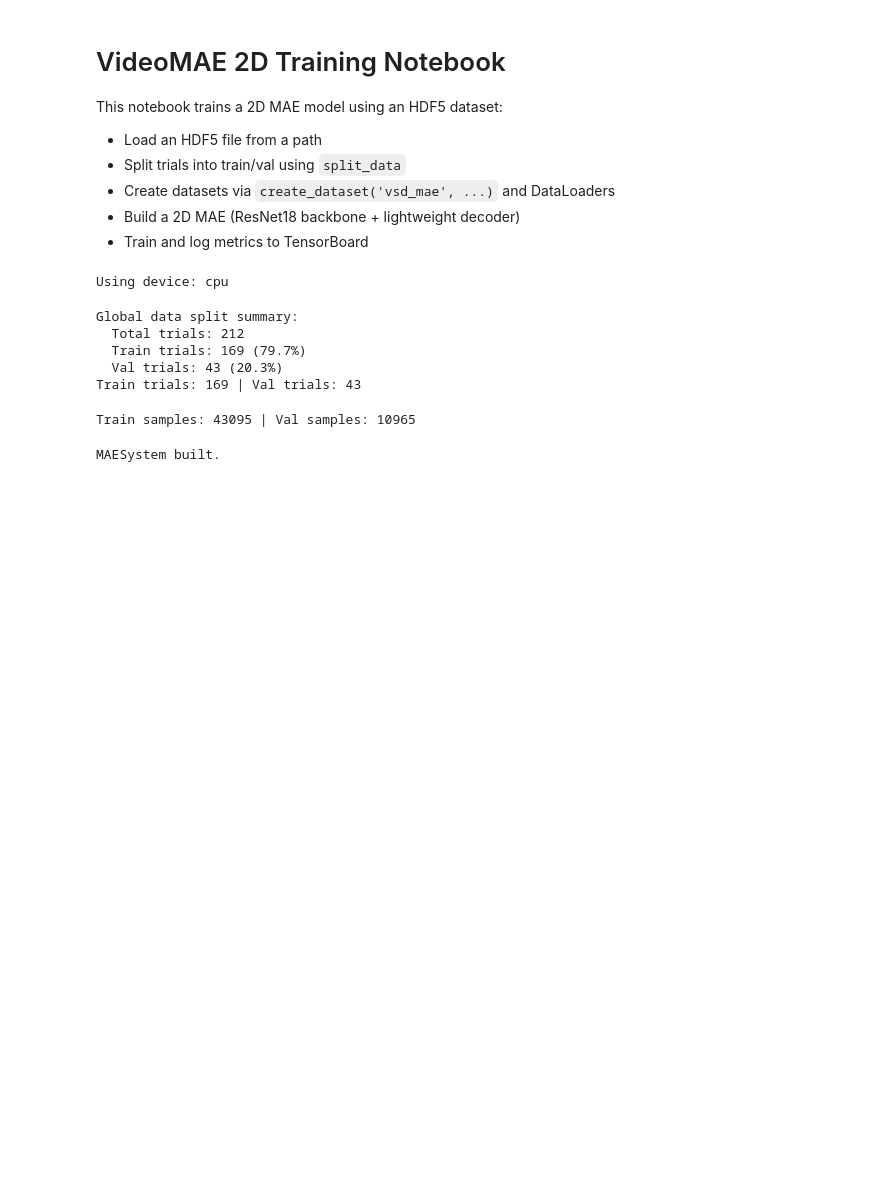
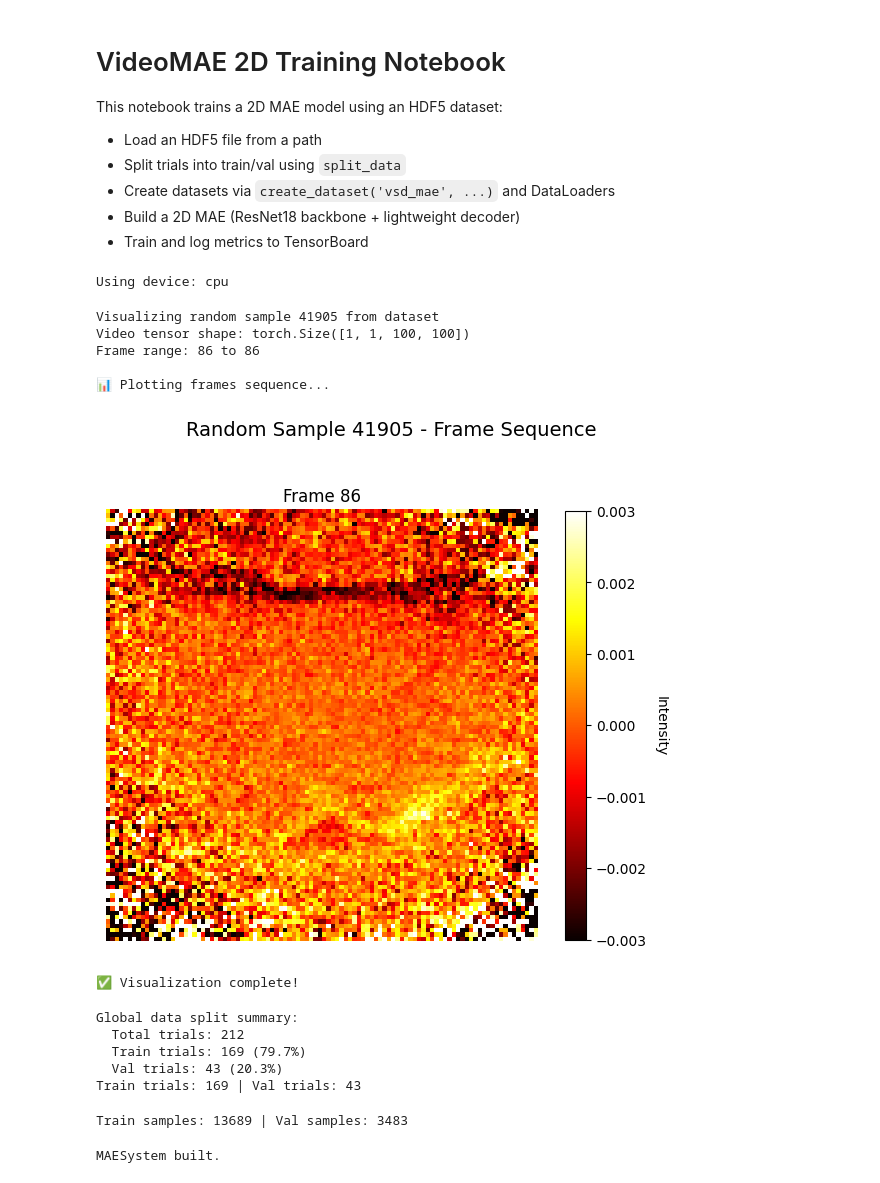
Before and after one commit to ossnat/VSD_foundation_model, a Jupyter notebook: VideoMAE_2D_Training_Notebook.ipynb, the cells around one changed output. Saved outputs shown, nothing was run; the diff lists cells and outputs as text; code cells hidden in the pictures; blank space fills up the shorter version.

```diff
--- a/VideoMAE_2D_Training_Notebook.ipynb
+++ b/VideoMAE_2D_Training_Notebook.ipynb
@@ -49,6 +49,56 @@ DEVICE = torch.device("cuda" if torch.cuda.is_available() else "cpu")
 print(f"Using device: {DEVICE}")
 # %% [output]
 Using device: cpu
+# %%
+# Visualize a random sample before splitting
+import random
+import matplotlib.pyplot as plt
+from src.utils.visualization import plot_frames_sequence, plot_spatial_dynamics
+
+# Create a temporary dataset to sample from (before split)
+temp_ds = create_dataset(
+    "vsd_video",  # Use base dataset, not masked version for visualization
+    hdf5_path=HDF5_PATH,
+    clip_length=CLIP_LENGTH,
+    normalize=False,
+)
+
+# Get a random sample
+random_idx = random.randint(0, len(temp_ds) - 1)
+sample = temp_ds[random_idx]
+video_tensor = sample["video"]  # (C, T, H, W)
+start_frame = sample.get("start_frame", 0)
+end_frame = sample.get("end_frame", 0)
+
+print(f"Visualizing random sample {random_idx} from dataset")
+print(f"Video tensor shape: {video_tensor.shape}")
+print(f"Frame range: {start_frame} to {end_frame}")
+
+# Prepare real frame range for visualization
+real_frame_range = (int(start_frame), int(end_frame)) if start_frame is not None and end_frame is not None else None
+
+# Plot frames sequence
+print("\n📊 Plotting frames sequence...")
+fig1 = plot_frames_sequence(
+    video_tensor=video_tensor,
+    start_frame=0,
+    end_frame=None,  # Use all frames
+    clipping=(-0.003, 0.003),
+    cols=10,
+    title=f"Random Sample {random_idx} - Frame Sequence",
+    show_plot=True,
+    real_frame_range=real_frame_range
+)
+
+print("\n✅ Visualization complete!")
+# %% [output]
+Visualizing random sample 41905 from dataset
+Video tensor shape: torch.Size([1, 1, 100, 100])
+Frame range: 86 to 86
+
+📊 Plotting frames sequence...
+[figure, added]
+✅ Visualization complete!
 # %%
 # Split data into train/val by trials
 train_trials, val_trials, index_entries = split_data(HDF5_PATH, split_ratio=SPLIT_RATIO, random_seed=SEED)
@@ -65,6 +115,8 @@ train_ds = create_dataset(
     "vsd_mae",
     hdf5_path=HDF5_PATH,
     clip_length=CLIP_LENGTH,
+    frame_start=20,
+    frame_end=100,
     trial_indices=train_trials,
     index_entries=index_entries,
     normalize=False,
@@ -76,6 +128,8 @@ val_ds = create_dataset(
     "vsd_mae",
     hdf5_path=HDF5_PATH,
     clip_length=CLIP_LENGTH,
+    frame_start=20,
+    frame_end=100,
     trial_indices=val_trials,
     index_entries=index_entries,
     normalize=False,
@@ -88,7 +142,7 @@ val_loader = DataLoader(val_ds, batch_size=BATCH_SIZE, shuffle=False, num_worker
 
 print(f"Train samples: {len(train_ds)} | Val samples: {len(val_ds)}")
 # %% [output]
-Train samples: 43095 | Val samples: 10965
+Train samples: 13689 | Val samples: 3483
 # %%
 # Build MAE 2D model and optimizer
 encoder = MAEResNet18Backbone(pretrained=False, in_channels=1)
```
Also changed, not shown: parts of 2 cells of this notebook, 1 other file.
